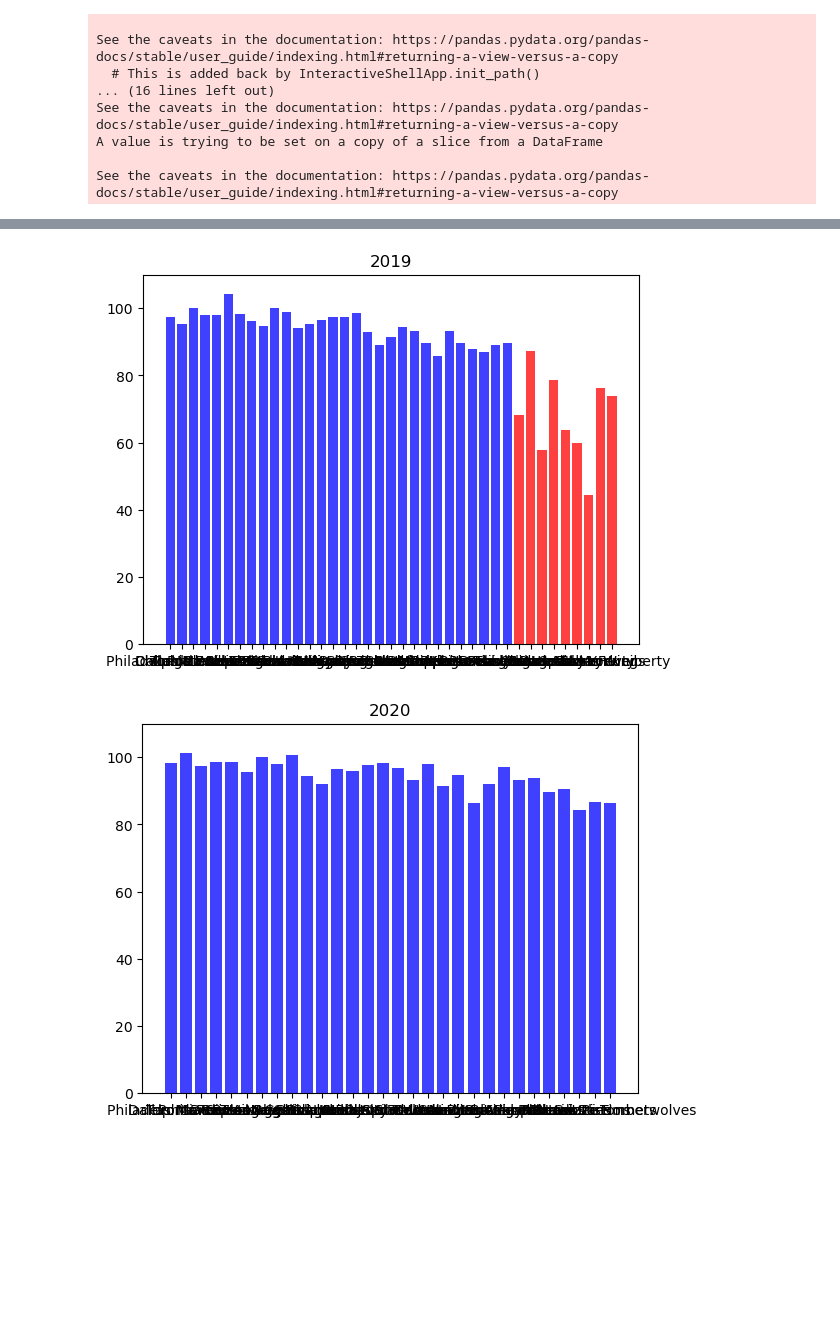
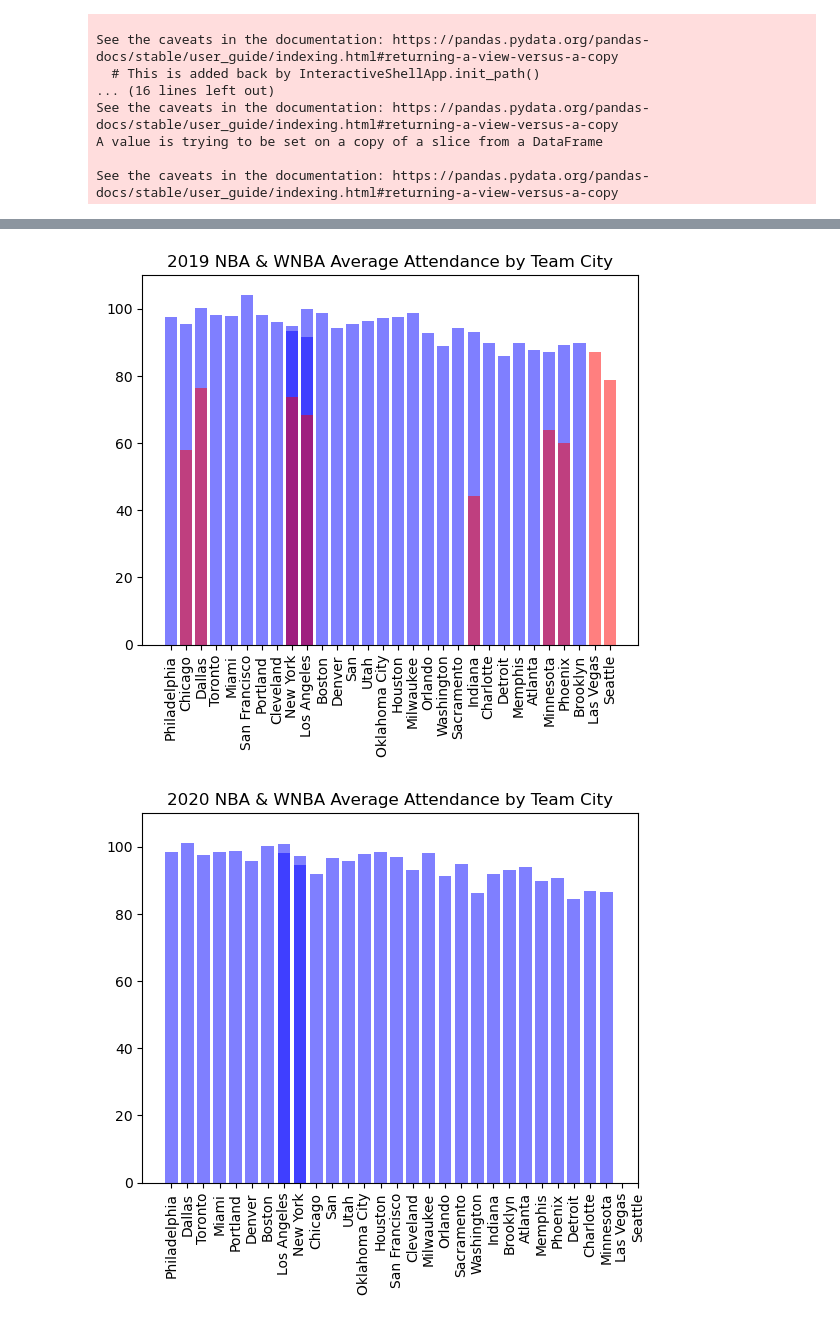
Before and after one commit to Hensonkk/NBA-VS-WNBA, a Jupyter notebook: Attendance Analysis.ipynb, the cells around one changed output, grey strips where cells are left out. Drawn from its saved outputs; the diff is of its cells as text; code cells hidden in the pictures; blank space fills up the shorter version.

Commit message:
got graphs by city to work

```diff
--- a/Attendance Analysis.ipynb
+++ b/Attendance Analysis.ipynb
@@ -126,6 +126,10 @@ for row in range(nba_attendance.shape[0]):
         nba_attendance["City"][row] = "San Francisco"
     elif nba_attendance["City"][row] == "Oklahoma":
         nba_attendance["City"][row] = "Oklahoma City"
+
+nba_cities = nba_attendance["City"].unique()
+wnba_cities = wnba_attendance["City"].unique()
+cities = np.union1d(nba_cities, wnba_cities)
 # %% [output]
 A value is trying to be set on a copy of a slice from a DataFrame
 
@@ -147,20 +161,21 @@ See the caveats in the documentation: https://pandas.pydata.org/pandas-docs/stab
 # %%
 for year in range(2019,2024):
     plt.figure()
-    nba_teams = nba_attendance[nba_attendance["Year"] == year]["Team"]
+    nba_teams = nba_attendance[nba_attendance["Year"] == year]["City"]
     nba_overall_percent = nba_attendance[nba_attendance["Year"] == year]["Overall Percent"]
     nba_overall_average = nba_attendance[nba_attendance["Year"] == year]["Overall Average"]
 
-    wnba_teams = wnba_attendance[wnba_attendance["Year"] == year]["Team"]
+    wnba_teams = wnba_attendance[wnba_attendance["Year"] == year]["City"]
     wnba_overall_percent = wnba_attendance[wnba_attendance["Year"] == year]["Overall Percent"]
     wnba_overall_average = wnba_attendance[wnba_attendance["Year"] == year]["Overall Average"]
 
-    plt.bar(nba_teams, nba_overall_percent, color = "blue", alpha = .75)
-    plt.bar(wnba_teams, wnba_overall_percent, color = "red", alpha = .75)
+    plt.bar(nba_teams, nba_overall_percent, color = "blue", alpha = .5)
+    plt.bar(wnba_teams, wnba_overall_percent, color = "red", alpha = .5)
     plt.ylim(0,110)
-    plt.title(f"{year}")
+    plt.title(f"{year} NBA & WNBA Average Attendance by Team City")
+    plt.xticks(ticks = cities, rotation = 'vertical')
     plt.show
     plt.savefig(f"./graph_outputs/attendance_percentage_{year}.png")
 # %% [output]
-[figure, old version]
+[figure, new version]
-[figure, old version]
+[figure, new version]
```
Also changed, not shown: parts of 3 cells of this notebook.
